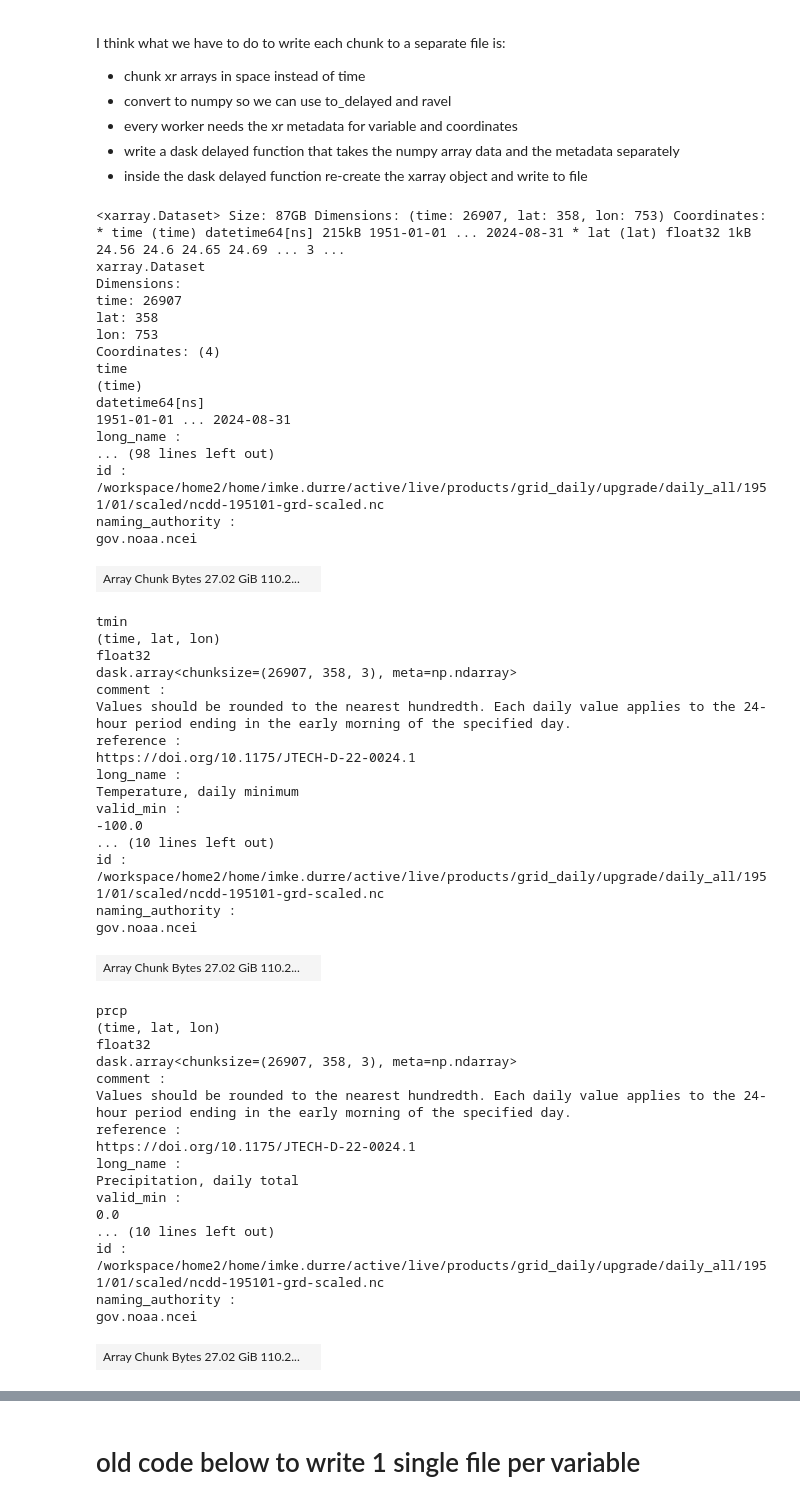
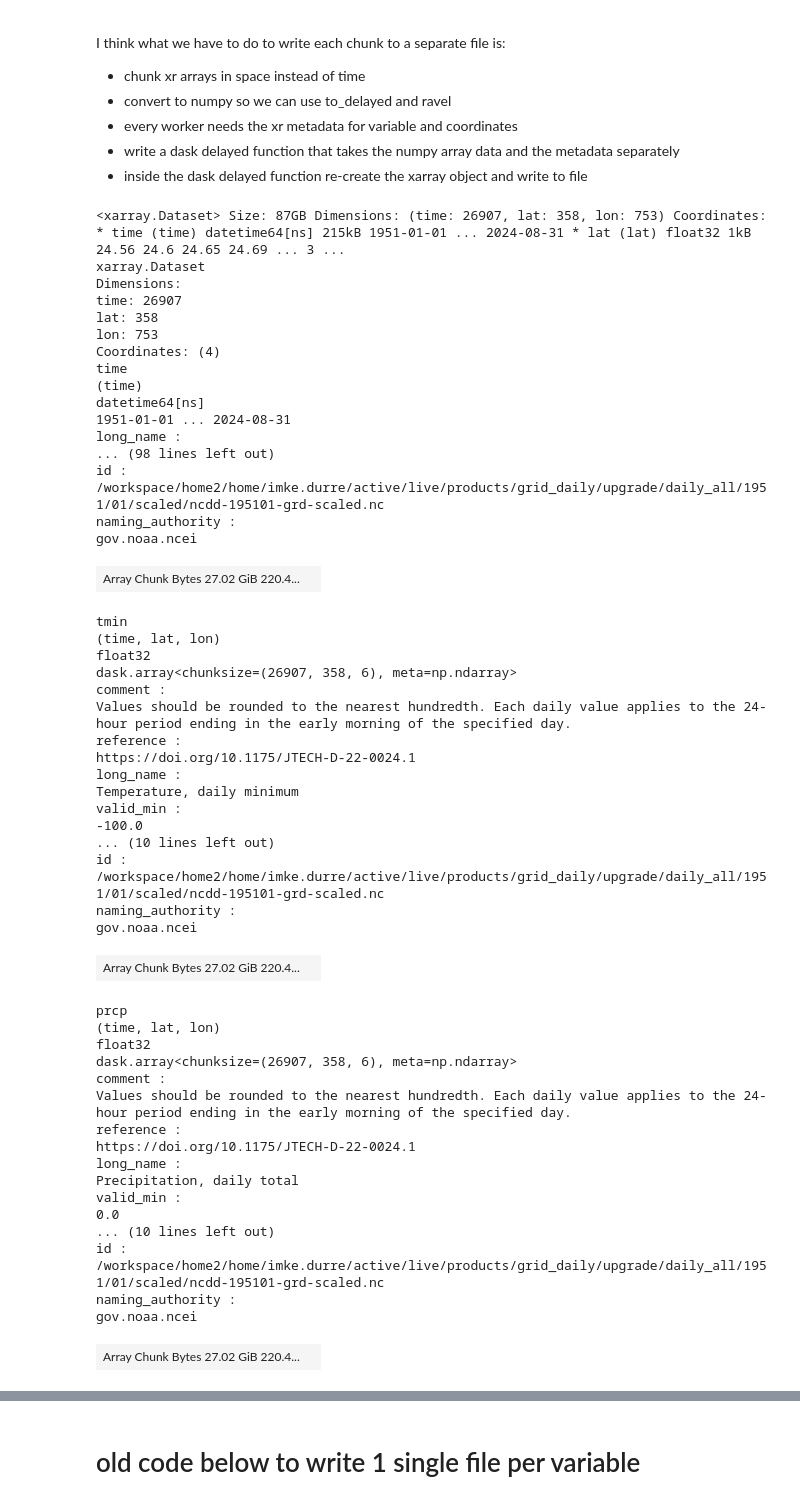
Before and after one commit to kerriegeil/NERR_fire, a Jupyter notebook: 01_data_prep/01_prep_nclimgrid.ipynb, the cells around one changed output, grey strips where cells are left out. Saved outputs shown, nothing was run; the diff lists cells and outputs as text; code cells hidden in the pictures.

Commit message:
6 lon chunks

```diff
--- a/01_data_prep/01_prep_nclimgrid.ipynb
+++ b/01_data_prep/01_prep_nclimgrid.ipynb
@@ -17,10 +17,10 @@ os.environ['PROJ_LIB'] = os.environ['CONDA_PREFIX'] + r'/Library/share'
 # %%
 # data_dir=r'C://Users/kerrie/Documents/02_LocalData/nclimgrid_daily/'
 # shpfile=r'C://Users/kerrie/Documents/02_LocalData/boundaries/study_area_bounding_box.shp'
-data_dir=r'D://data/nclimgrid_daily/'
-shpfile=r'D://data/boundaries/study_area_bounding_box.shp'
-# data_dir=r'E://data/nclimgrid_daily/'
-# shpfile=r'E://data/boundaries/study_area_bounding_box.shp'
+# data_dir=r'D://data/nclimgrid_daily/'
+# shpfile=r'D://data/boundaries/study_area_bounding_box.shp'
+data_dir=r'E://data/nclimgrid_daily/'
+shpfile=r'E://data/boundaries/study_area_bounding_box.shp'
 # %%
 # this may require adjustment on other computers
 
@@ -368,32 +372,32 @@ I think what we have to do to write each chunk to a separate file is:
 - inside the dask delayed function re-create the xarray object and write to file
 # %%
 # chunking along longitude only
-nlons=3
+nlons=6
 ds = ds.chunk({'time':-1,'lat':-1,'lon':nlons})
 ds
 # %% [output]
 <xarray.Dataset> Size: 87GB Dimensions: (time: 26907, lat: 358, lon: 753) Coordinates: * time (time) datetime64[ns] 215kB 1951-01-01 ... 2024-08-31 * lat (lat) float32 1kB 24.56 24.6 24.65 24.69 ... 3 ...
 xarray.Dataset
 Dimensions:
 time: 26907
 lat: 358
 lon: 753
 Coordinates: (4)
 time
 (time)
 datetime64[ns]
 1951-01-01 ... 2024-08-31
 long_name :
 ... (98 lines left out)
 id :
 /workspace/home2/home/imke.durre/active/live/products/grid_daily/upgrade/daily_all/1951/01/scaled/ncdd-195101-grd-scaled.nc
 naming_authority :
 gov.noaa.ncei
-| Array Chunk Bytes 27.02 GiB 110.2... |  |
+| Array Chunk Bytes 27.02 GiB 220.4... |  |
 tmin
 (time, lat, lon)
 float32
-dask.array<chunksize=(26907, 358, 3), meta=np.ndarray>
+dask.array<chunksize=(26907, 358, 6), meta=np.ndarray>
 comment :
 Values should be rounded to the nearest hundredth. Each daily value applies to the 24-hour period ending in the early morning of the specified day.
 reference :
@@ -407,11 +411,11 @@ id :
 /workspace/home2/home/imke.durre/active/live/products/grid_daily/upgrade/daily_all/1951/01/scaled/ncdd-195101-grd-scaled.nc
 naming_authority :
 gov.noaa.ncei
-| Array Chunk Bytes 27.02 GiB 110.2... |  |
+| Array Chunk Bytes 27.02 GiB 220.4... |  |
 prcp
 (time, lat, lon)
 float32
-dask.array<chunksize=(26907, 358, 3), meta=np.ndarray>
+dask.array<chunksize=(26907, 358, 6), meta=np.ndarray>
 comment :
 Values should be rounded to the nearest hundredth. Each daily value applies to the 24-hour period ending in the early morning of the specified day.
 reference :
@@ -425,7 +429,7 @@ id :
 /workspace/home2/home/imke.durre/active/live/products/grid_daily/upgrade/daily_all/1951/01/scaled/ncdd-195101-grd-scaled.nc
 naming_authority :
 gov.noaa.ncei
-| Array Chunk Bytes 27.02 GiB 110.2... |  |
+| Array Chunk Bytes 27.02 GiB 220.4... |  |
 Indexes: (3)
 time
 PandasIndex
```
Also changed, not shown: parts of 6 cells of this notebook.
